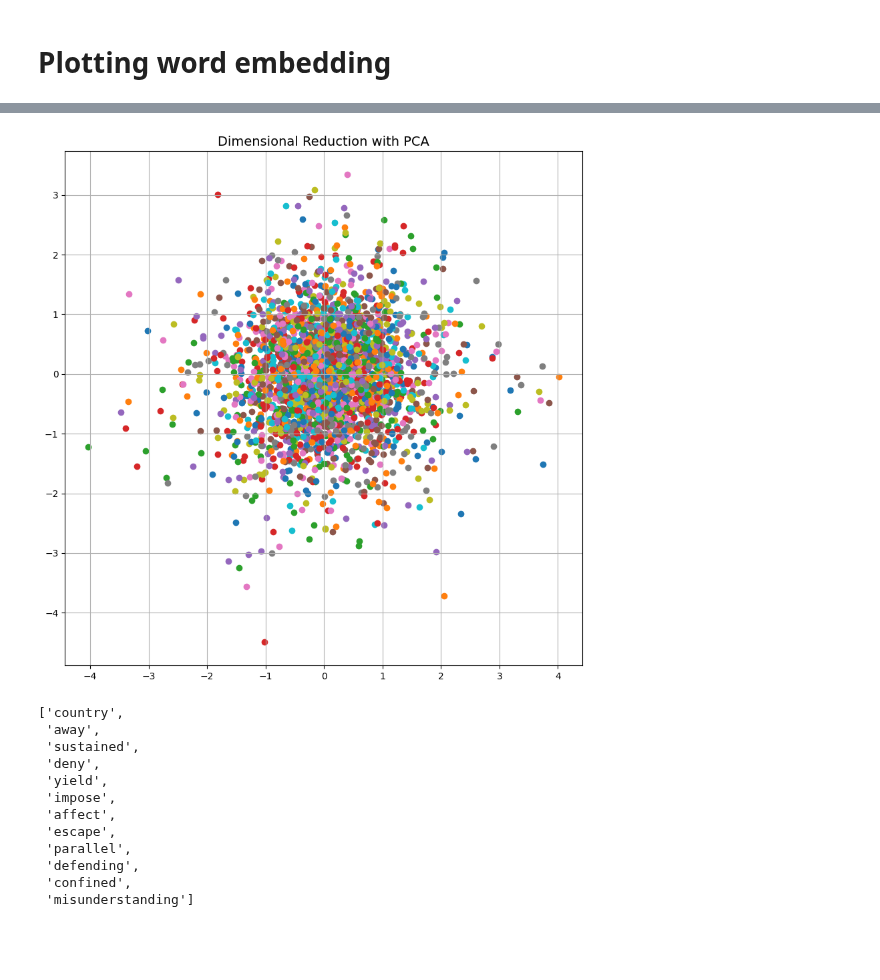
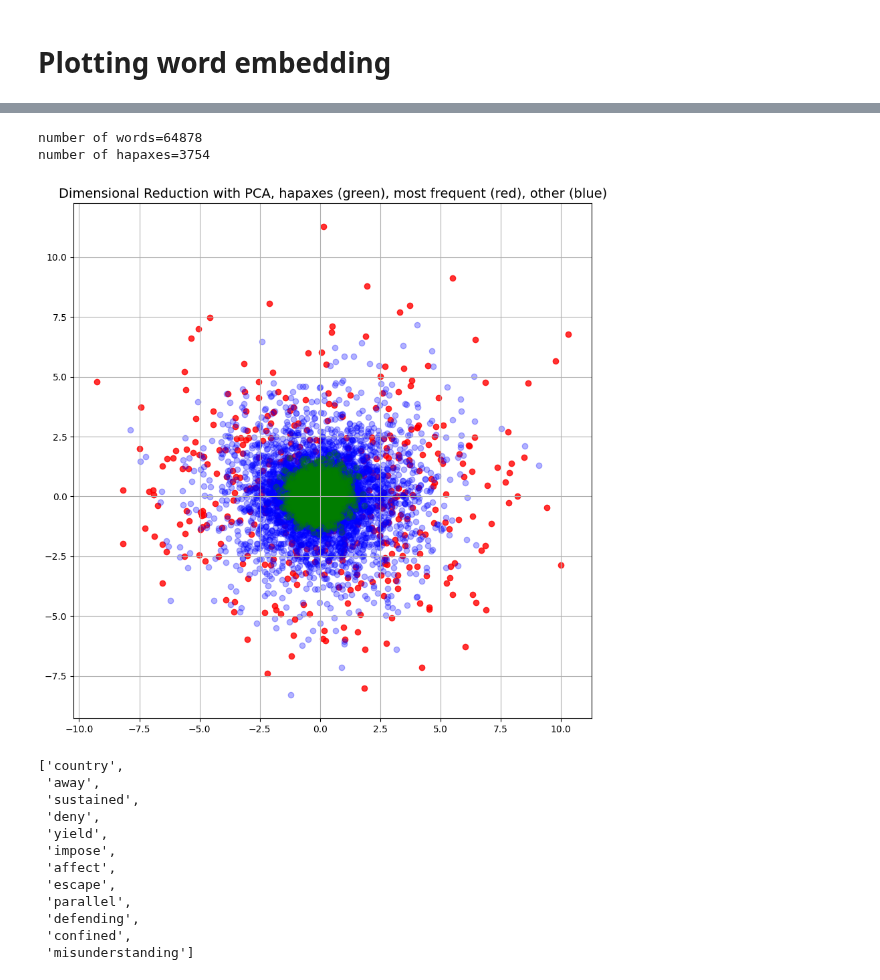
Before and after one commit to alex-smith-uwec/CS491, a Jupyter notebook: word2vec.ipynb, the cells around one changed output, grey strips where cells are left out. Cells and saved outputs as stored; diff of their text form; code cells hidden in the pictures; blank space fills up the shorter version.

```diff
--- a/word2vec.ipynb
+++ b/word2vec.ipynb
@@ -106,3 +104,29 @@ len(word_vectors)
+# %%
+from collections import Counter
+
+# Define your tokenize_sentences list here. Example:
+
+
+# Flatten the list of sentences into a list of words
+wds = [word for sentence in tokenized_sentences for word in sentence]
+
+# Calculate word frequencies
+word_frequencies = Counter(wds)
+
+# Extract hapaxes
+hapaxes = [word for word, freq in word_frequencies.items() if freq == 1]
+
+# Determine the top 1% most frequent words
+top_5_percent_threshold = max(1, int(len(word_frequencies) * 0.05))  # Ensure at least one word is chosen
+most_frequent_words = [word for word, freq in word_frequencies.most_common(top_5_percent_threshold)]
+
+# hapaxes and most_frequent_words are the results
+# %%
+print(f"number of words={len(wds)}")
+print(f'number of hapaxes={len(hapaxes)}')
+# %% [output]
+number of words=64878
+number of hapaxes=3754
 # %%
 ##Use after plot rendered to extract words in a region of the plot
 def find_words_in_grid(embeddings, words, x_min, x_max, y_min, y_max):
@@ -134,33 +158,41 @@ def find_words_in_grid(embeddings, words, x_min, x_max, y_min, y_max):
 # %%
 import numpy as np
 import matplotlib.pyplot as plt
 from sklearn.decomposition import PCA
 
 # Convert word vectors into a 2D array of shape (number_of_words, dimensions_of_vectors)
 word_vectors_matrix = np.array(word_vectors)
 
-# Initialize and fit PCA
+# Initialize and fit PCA to reduce the dimensions to 2
 pca = PCA(n_components=2)
 word_vectors_2d = pca.fit_transform(word_vectors_matrix)
 
 
 plt.figure(figsize=(10, 10))
 
-# Iterate over both words and vectors
-for vec, word in zip(word_vectors, words):
-    plt.scatter(vec[0], vec[1])
-    # Optionally, uncomment the next line to display the text labels
-    #but it can be a mess of text!!
-    # plt.text(vec[0]+0.00, vec[1]+0.00, word, fontsize=9)
+# Define alpha values for different categories
 
-# Set the limits to zoom in
-# plt.xlim(x_min, x_max)
-# plt.ylim(y_min, y_max)
-plt.title("Dimensional Reduction with PCA", fontsize=14)
+
+# Iterate over both words and their 2D representations
+for word, vec_2d in zip(words, word_vectors_2d):
+    if word in hapaxes:
+        color='green'
+        alpha=0.3
+    elif word in most_frequent_words:
+        color = 'red'
+        alpha = 0.8  # Use less transparency for most frequent words
+    else:
+        color = 'blue'
+        alpha = 0.3  # Use more transparency for other words
+
+    # Plot each word vector with the specified color and transparency
+    plt.scatter(vec_2d[0], vec_2d[1], color=color, alpha=alpha)
+
+plt.title("Dimensional Reduction with PCA, hapaxes (green), most frequent (red), other (blue)", fontsize=14)
 plt.grid(True)
 plt.show()
 # %% [output]
-[figure, old version]
+[figure, new version]
 # %%
 # Example usage (specify the grid boundaries as needed)
 x_min, x_max = -0.1, 0.1  # Example boundaries
```
Also changed, not shown: parts of 9 cells of this notebook.
